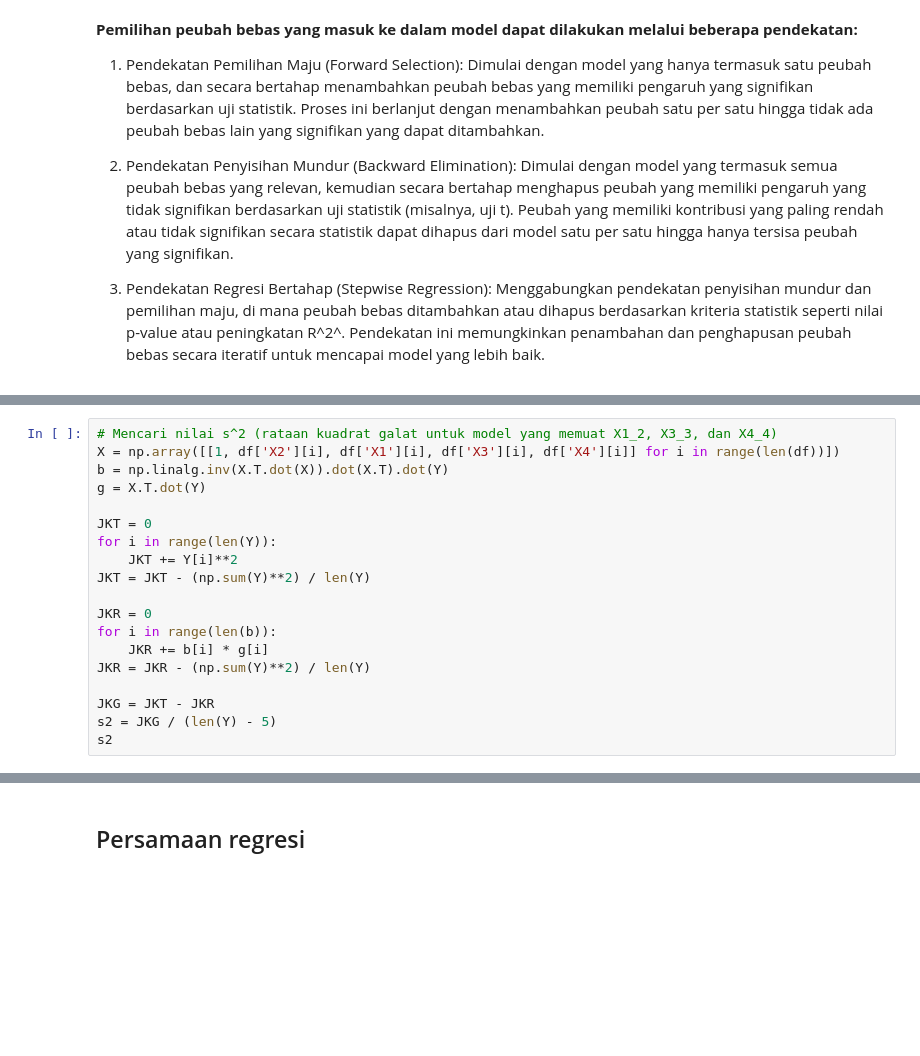
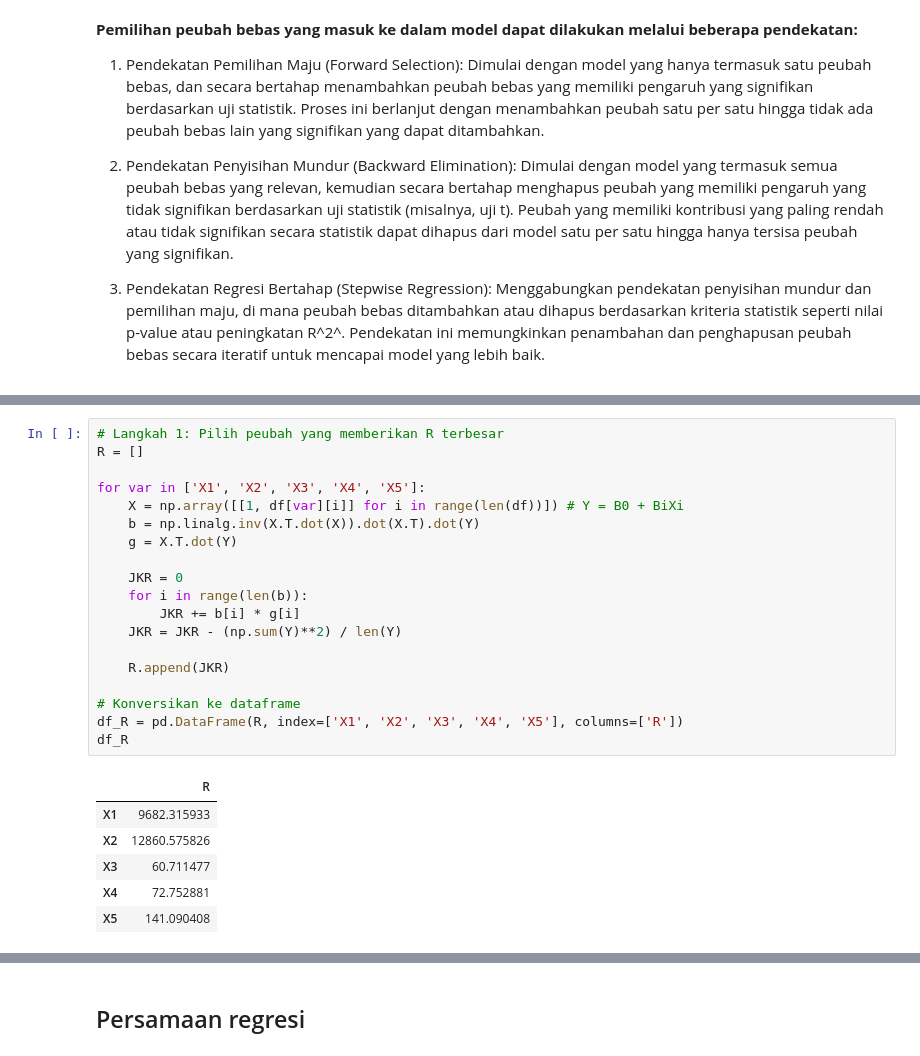
Before and after one commit to mzkki25/stepwise-linear-regression-without-libraries, a Jupyter notebook: regresi_linear.ipynb, the cells around one changed output, grey strips where cells are left out. Drawn from its saved outputs; the diff is of its cells as text; blank space fills up the shorter version.

```diff
--- a/regresi_linear.ipynb
+++ b/regresi_linear.ipynb
@@ -485,19 +412,0 @@ Kita mendapatkan bahwa peubah bebas yang memiliki peningkatan R^2^ terbesar adal
-# %%
-# Mencari nilai s^2 (rataan kuadrat galat untuk model yang memuat X1_2, X3_3, dan X4_4)
-X = np.array([[1, df['X2'][i], df['X1'][i], df['X3'][i], df['X4'][i]] for i in range(len(df))])
-b = np.linalg.inv(X.T.dot(X)).dot(X.T).dot(Y)
-g = X.T.dot(Y)
-
-JKT = 0
-for i in range(len(Y)):
-    JKT += Y[i]**2
-JKT = JKT - (np.sum(Y)**2) / len(Y)
-
-JKR = 0
-for i in range(len(b)):
-    JKR += b[i] * g[i]
-JKR = JKR - (np.sum(Y)**2) / len(Y)
-
-JKG = JKT - JKR
-s2 = JKG / (len(Y) - 5)
-s2
@@ -519,0 +423,26 @@ Maka, X4_123 tidak masuk ke dalam model
+# %%
+# Langkah 1: Pilih peubah yang memberikan R terbesar
+R = []
+
+for var in ['X1', 'X2', 'X3', 'X4', 'X5']:
+    X = np.array([[1, df[var][i]] for i in range(len(df))]) # Y = B0 + BiXi
+    b = np.linalg.inv(X.T.dot(X)).dot(X.T).dot(Y)
+    g = X.T.dot(Y)
+
+    JKR = 0
+    for i in range(len(b)):
+        JKR += b[i] * g[i]
+    JKR = JKR - (np.sum(Y)**2) / len(Y)
+
+    R.append(JKR)
+
+# Konversikan ke dataframe
+df_R = pd.DataFrame(R, index=['X1', 'X2', 'X3', 'X4', 'X5'], columns=['R'])
+df_R
+# %% [output]
+|  | R |
+| X1 | 9682.315933 |
+| X2 | 12860.575826 |
+| X3 | 60.711477 |
+| X4 | 72.752881 |
+| X5 | 141.090408 |
```
Also changed, not shown: parts of 107 cells of this notebook.
